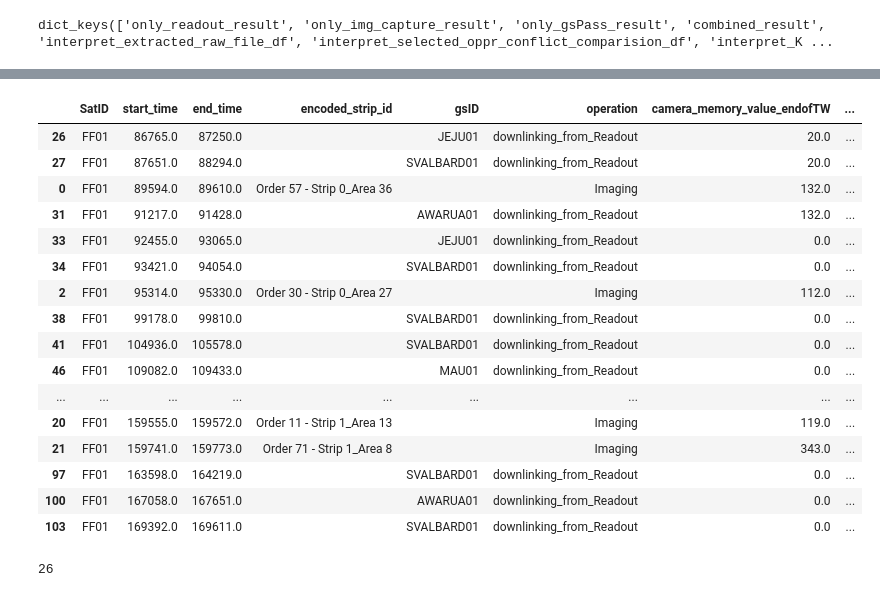
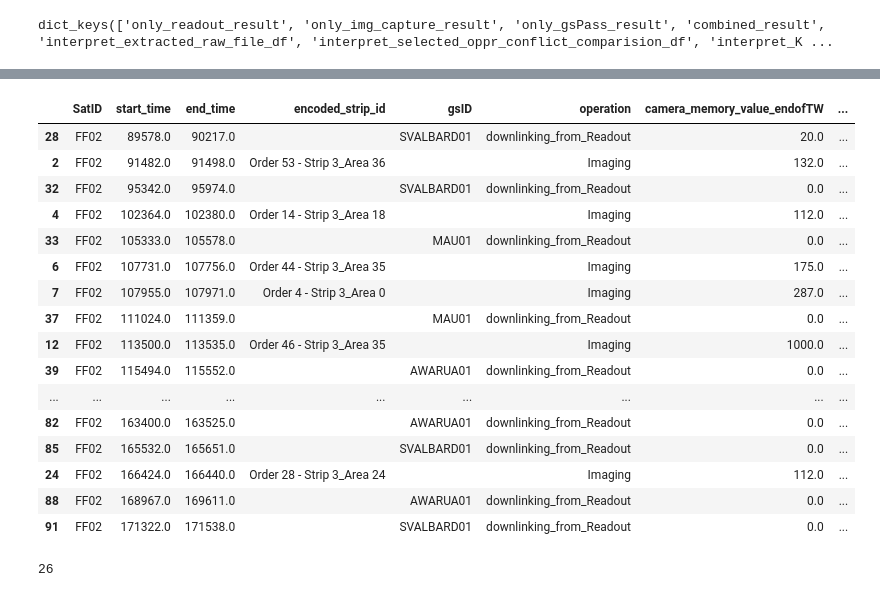
Before and after one commit to robinPixxel/APS_core_ff_demo, a Jupyter notebook: src/APS_Python_core/test.ipynb, the cells around one changed output, grey strips where cells are left out. Drawn from its saved outputs; the diff is of its cells as text; code cells hidden in the pictures.

```diff
--- a/src/APS_Python_core/test.ipynb
+++ b/src/APS_Python_core/test.ipynb
@@ -535,24 +535,24 @@ result_dict['only_img_capture_result']['StripID'].nunique(),len(result_dict['onl
 # %%
 A = result_dict['combined_result']
-A[A['SatID']=='FF01'].sort_values(by='start_time')
+A[A['SatID']=='FF02'].sort_values(by='start_time')
 # %% [output]
 |  | SatID | start_time | end_time | encoded_strip_id | gsID | operation | camera_memory_value_endofTW | ... |
-| 26 | FF01 | 86765.0 | 87250.0 |  | JEJU01 | downlinking_from_Readout | 20.0 | ... |
-| 27 | FF01 | 87651.0 | 88294.0 |  | SVALBARD01 | downlinking_from_Readout | 20.0 | ... |
-| 0 | FF01 | 89594.0 | 89610.0 | Order 57 - Strip 0_Area 36 |  | Imaging | 132.0 | ... |
-| 31 | FF01 | 91217.0 | 91428.0 |  | AWARUA01 | downlinking_from_Readout | 132.0 | ... |
-| 33 | FF01 | 92455.0 | 93065.0 |  | JEJU01 | downlinking_from_Readout | 0.0 | ... |
-| 34 | FF01 | 93421.0 | 94054.0 |  | SVALBARD01 | downlinking_from_Readout | 0.0 | ... |
-| 2 | FF01 | 95314.0 | 95330.0 | Order 30 - Strip 0_Area 27 |  | Imaging | 112.0 | ... |
-| 38 | FF01 | 99178.0 | 99810.0 |  | SVALBARD01 | downlinking_from_Readout | 0.0 | ... |
-| 41 | FF01 | 104936.0 | 105578.0 |  | SVALBARD01 | downlinking_from_Readout | 0.0 | ... |
-| 46 | FF01 | 109082.0 | 109433.0 |  | MAU01 | downlinking_from_Readout | 0.0 | ... |
+| 28 | FF02 | 89578.0 | 90217.0 |  | SVALBARD01 | downlinking_from_Readout | 20.0 | ... |
+| 2 | FF02 | 91482.0 | 91498.0 | Order 53 - Strip 3_Area 36 |  | Imaging | 132.0 | ... |
+| 32 | FF02 | 95342.0 | 95974.0 |  | SVALBARD01 | downlinking_from_Readout | 0.0 | ... |
+| 4 | FF02 | 102364.0 | 102380.0 | Order 14 - Strip 3_Area 18 |  | Imaging | 112.0 | ... |
+| 33 | FF02 | 105333.0 | 105578.0 |  | MAU01 | downlinking_from_Readout | 0.0 | ... |
+| 6 | FF02 | 107731.0 | 107756.0 | Order 44 - Strip 3_Area 35 |  | Imaging | 175.0 | ... |
+| 7 | FF02 | 107955.0 | 107971.0 | Order 4 - Strip 3_Area 0 |  | Imaging | 287.0 | ... |
+| 37 | FF02 | 111024.0 | 111359.0 |  | MAU01 | downlinking_from_Readout | 0.0 | ... |
+| 12 | FF02 | 113500.0 | 113535.0 | Order 46 - Strip 3_Area 35 |  | Imaging | 1000.0 | ... |
+| 39 | FF02 | 115494.0 | 115552.0 |  | AWARUA01 | downlinking_from_Readout | 0.0 | ... |
 | ... | ... | ... | ... | ... | ... | ... | ... | ... |
-| 20 | FF01 | 159555.0 | 159572.0 | Order 11 - Strip 1_Area 13 |  | Imaging | 119.0 | ... |
-| 21 | FF01 | 159741.0 | 159773.0 | Order 71 - Strip 1_Area 8 |  | Imaging | 343.0 | ... |
-| 97 | FF01 | 163598.0 | 164219.0 |  | SVALBARD01 | downlinking_from_Readout | 0.0 | ... |
-| 100 | FF01 | 167058.0 | 167651.0 |  | AWARUA01 | downlinking_from_Readout | 0.0 | ... |
-| 103 | FF01 | 169392.0 | 169611.0 |  | SVALBARD01 | downlinking_from_Readout | 0.0 | ... |
+| 82 | FF02 | 163400.0 | 163525.0 |  | AWARUA01 | downlinking_from_Readout | 0.0 | ... |
+| 85 | FF02 | 165532.0 | 165651.0 |  | SVALBARD01 | downlinking_from_Readout | 0.0 | ... |
+| 24 | FF02 | 166424.0 | 166440.0 | Order 28 - Strip 3_Area 24 |  | Imaging | 112.0 | ... |
+| 88 | FF02 | 168967.0 | 169611.0 |  | AWARUA01 | downlinking_from_Readout | 0.0 | ... |
+| 91 | FF02 | 171322.0 | 171538.0 |  | SVALBARD01 | downlinking_from_Readout | 0.0 | ... |
 # %%
 #capture_plan_data_input['']
 #-48283.5824309
```
Also changed, not shown: parts of 2 cells of this notebook, 8 other files.
